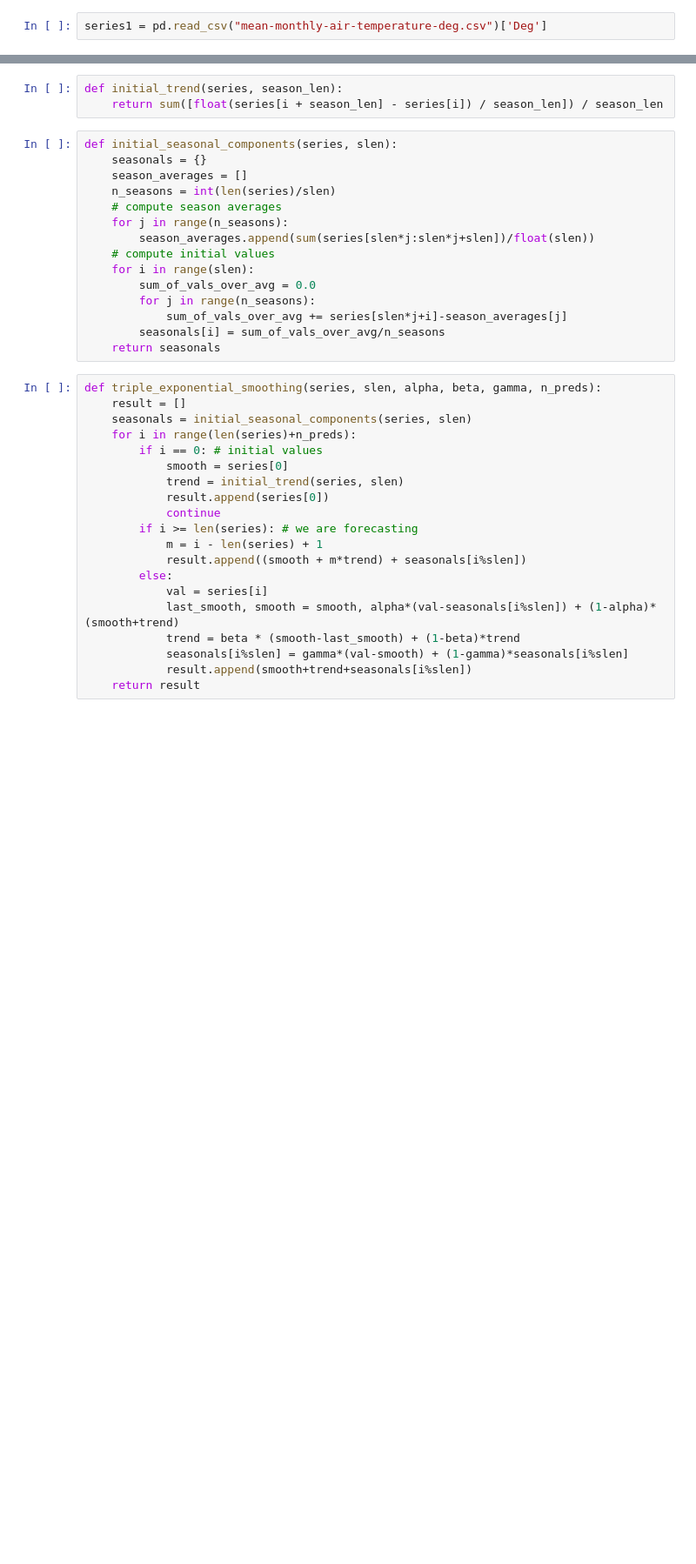
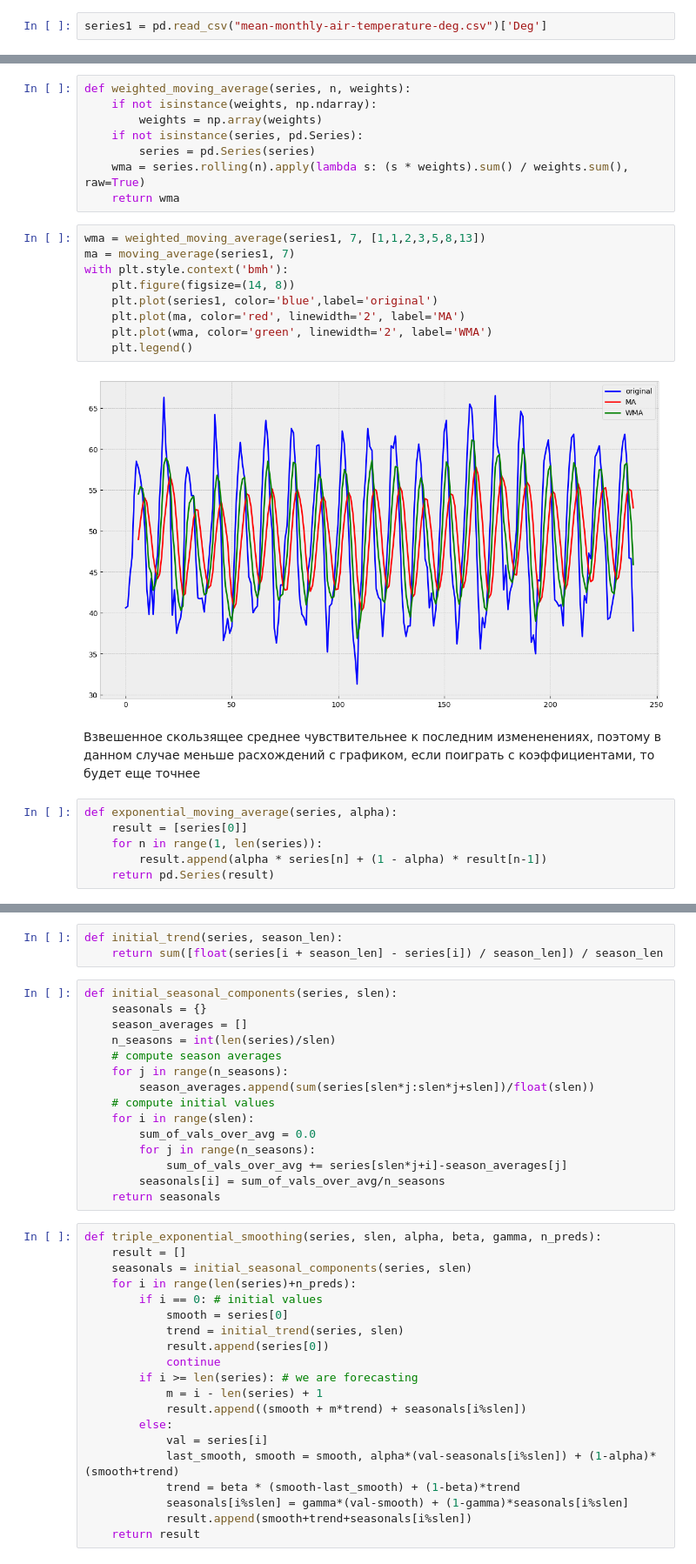
Before and after one commit to Aleksandra2412/portfolio, a Jupyter notebook: timeseries2.ipynb, the cells around one changed output, grey strips where cells are left out. Shown at 87% size. Cells and saved outputs as stored; diff of their text form; blank space fills up the shorter version.

```diff
--- a/timeseries2.ipynb
+++ b/timeseries2.ipynb
@@ -12,0 +48,27 @@ series1 = pd.read_csv("mean-monthly-air-temperature-deg.csv")['Deg']
+# %%
+def weighted_moving_average(series, n, weights):
+    if not isinstance(weights, np.ndarray):
+        weights = np.array(weights)
+    if not isinstance(series, pd.Series):
+        series = pd.Series(series)
+    wma = series.rolling(n).apply(lambda s: (s * weights).sum() / weights.sum(), raw=True)
+    return wma
+# %%
+wma = weighted_moving_average(series1, 7, [1,1,2,3,5,8,13])
+ma = moving_average(series1, 7)
+with plt.style.context('bmh'):
+    plt.figure(figsize=(14, 8))
+    plt.plot(series1, color='blue',label='original')
+    plt.plot(ma, color='red', linewidth='2', label='MA')
+    plt.plot(wma, color='green', linewidth='2', label='WMA')
+    plt.legend()
+# %% [output]
+[figure, added]
+# %% [markdown]
+Взвешенное скользящее среднее чувствительнее к последним измененениях, поэтому в данном случае меньше расхождений с графиком, если поиграть с коэффициентами, то будет еще точнее
+# %%
+def exponential_moving_average(series, alpha):
+    result = [series[0]]
+    for n in range(1, len(series)):
+        result.append(alpha * series[n] + (1 - alpha) * result[n-1])
+    return pd.Series(result)
```
Also changed, not shown: parts of 45 cells of this notebook, 15 other files.
